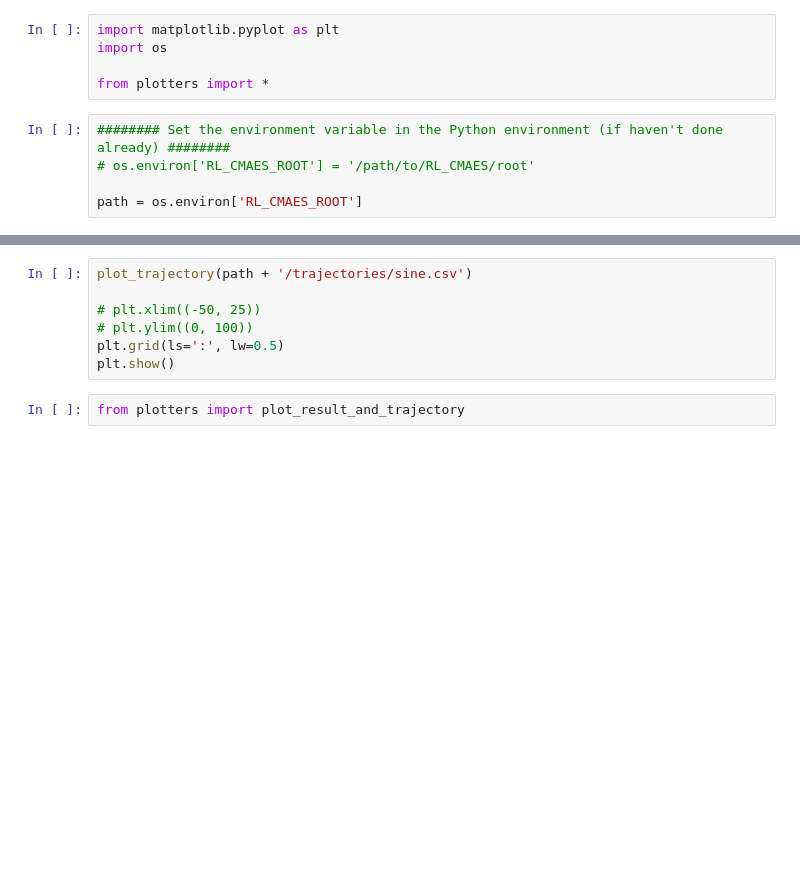
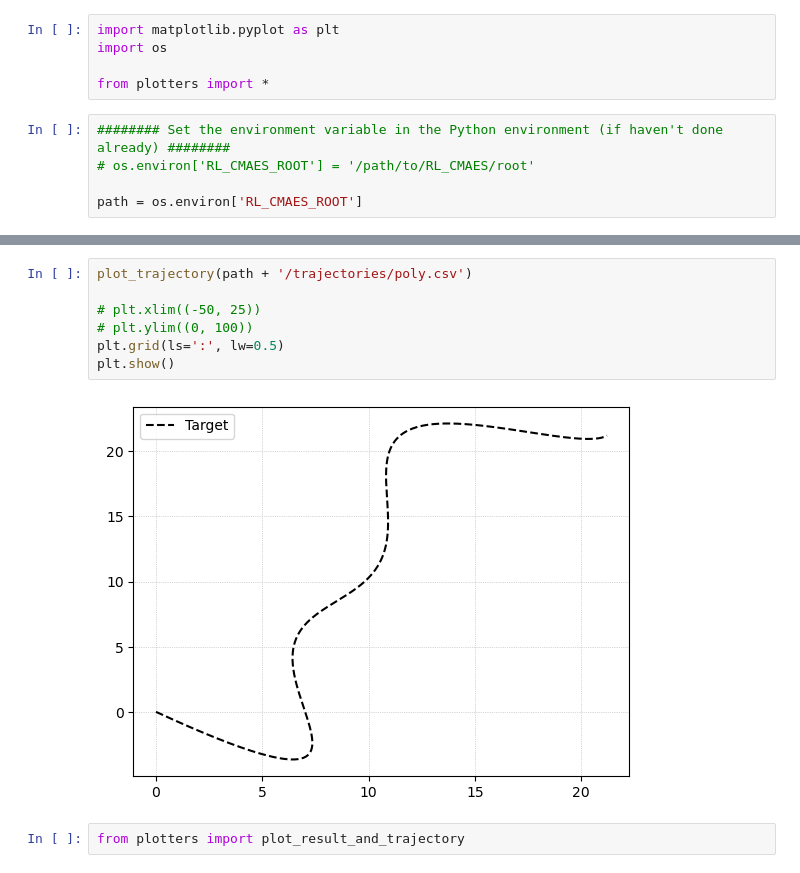
Before and after one commit to Adam-Boesky/RL_CMAES, a Jupyter notebook: Analysis/analysis.ipynb, the cells around one changed output, grey strips where cells are left out. Saved outputs shown, nothing was run; the diff lists cells and outputs as text; blank space fills up the shorter version.

```diff
--- a/Analysis/analysis.ipynb
+++ b/Analysis/analysis.ipynb
@@ -20,10 +20,12 @@ plt.show()
 # %%
-plot_trajectory(path + '/trajectories/sine.csv')
+plot_trajectory(path + '/trajectories/poly.csv')
 
 # plt.xlim((-50, 25))
 # plt.ylim((0, 100))
 plt.grid(ls=':', lw=0.5)
 plt.show()
+# %% [output]
+[figure, added]
 # %%
 from plotters import plot_result_and_trajectory
 # %%
```
Also changed, not shown: parts of 1 cell of this notebook, 7 other files.
